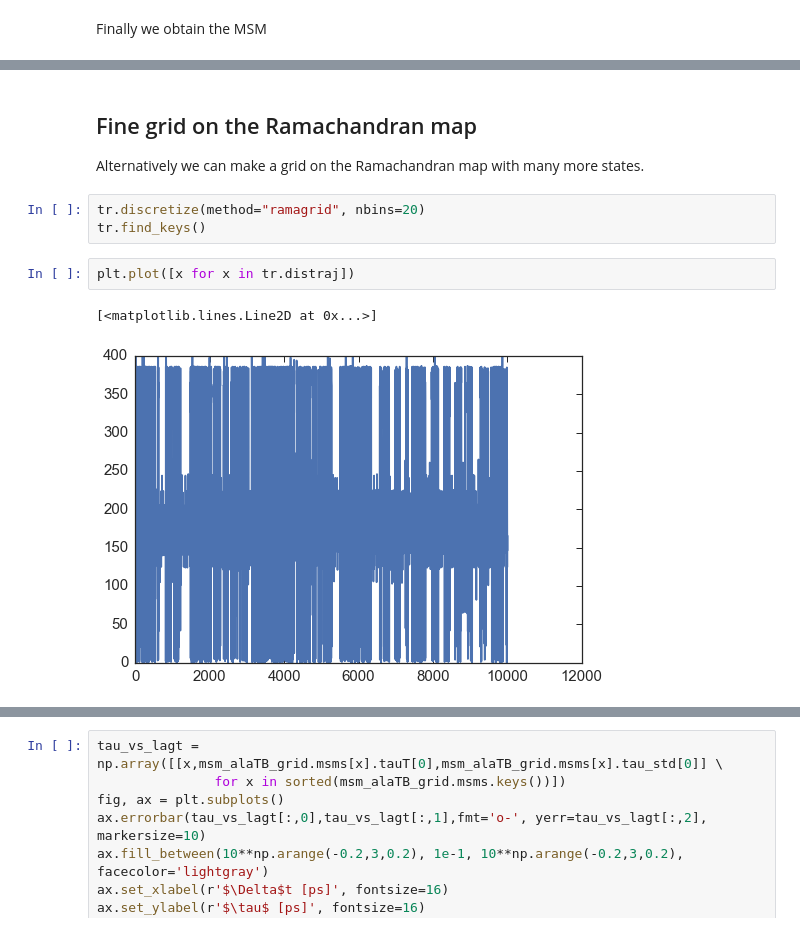
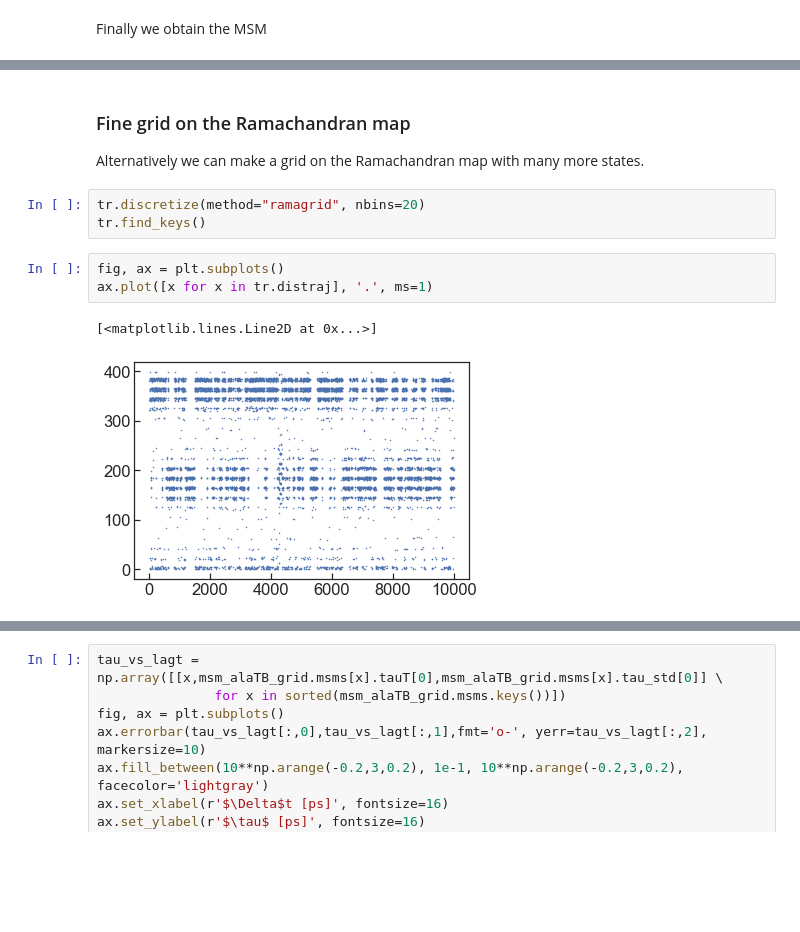
Before and after one commit to BioKT/MasterMSM, a Jupyter notebook: examples/alanine_dipeptide/ala_dipeptide_discretize.ipynb, the cells around one changed output, grey strips where cells are left out. Drawn from its saved outputs; the diff is of its cells as text; blank space fills up the shorter version.

```diff
--- a/examples/alanine_dipeptide/ala_dipeptide_discretize.ipynb
+++ b/examples/alanine_dipeptide/ala_dipeptide_discretize.ipynb
@@ -64,14 +61,15 @@ _ = ax.set_xscale('log')
 # %% [markdown]
-## Fine grid on the Ramachandran map
+### Fine grid on the Ramachandran map
 Alternatively we can make a grid on the Ramachandran map with many more states.
 # %%
 tr.discretize(method="ramagrid", nbins=20)
 tr.find_keys()
 # %%
-plt.plot([x for x in tr.distraj])
+fig, ax = plt.subplots()
+ax.plot([x for x in tr.distraj], '.', ms=1)
 # %% [output]
 [<matplotlib.lines.Line2D at 0x...>]
-[figure, old version]
+[figure, new version]
 # %%
 from mastermsm.msm import msm
 msm_alaTB_grid = msm.SuperMSM([tr])
```
Also changed, not shown: parts of 5 cells of this notebook.
